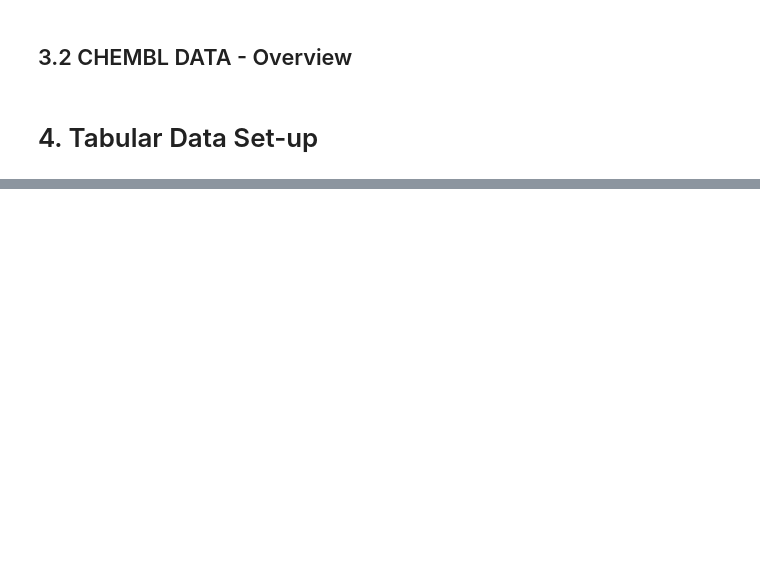
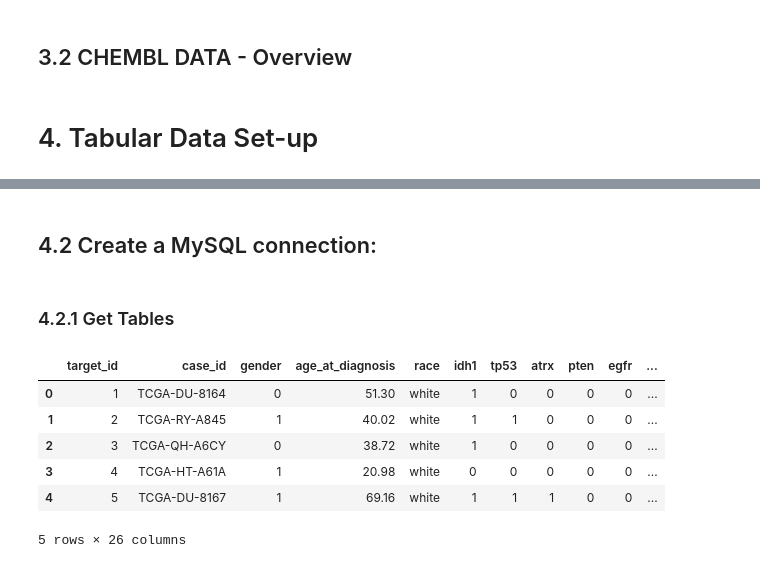
Before and after one commit to AnJoGoe/Mini_Project_SQL, a Jupyter notebook: notebooks/Mini_Project_SQL.ipynb, the cells around one changed output, grey strips where cells are left out. Drawn from its saved outputs; the diff is of its cells as text; code cells hidden in the pictures; blank space fills up the shorter version.

```diff
--- a/notebooks/Mini_Project_SQL.ipynb
+++ b/notebooks/Mini_Project_SQL.ipynb
@@ -444,0 +439,2 @@ result.all()
+# %% [markdown]
+## 4.2 Create a MySQL connection:
@@ -444,0 +457,28 @@ result.all()
+# %% [markdown]
+### 4.2.1 Get Tables
+# %%
+# target table of glioma_db
+with engine.connect() as conn:
+    # Run SQL query
+    result = conn.execute(text("""
+        SELECT *
+        FROM glioma_db.target;
+    """))
+
+    # Fetch all rows
+    tuple_result = result.fetchall()
+
+# Retrieve column names from the result set
+columns = result.keys()
+
+# Convert fetched rows to a Pandas DataFrame
+df_target_db = pd.DataFrame(tuple_result, columns=columns)
+df_target_db.head()
+# %% [output]
+|  | target_id | case_id | gender | age_at_diagnosis | race | idh1 | tp53 | atrx | pten | egfr | ... |
+| 0 | 1 | TCGA-DU-8164 | 0 | 51.30 | white | 1 | 0 | 0 | 0 | 0 | ... |
+| 1 | 2 | TCGA-RY-A845 | 1 | 40.02 | white | 1 | 1 | 0 | 0 | 0 | ... |
+| 2 | 3 | TCGA-QH-A6CY | 0 | 38.72 | white | 1 | 0 | 0 | 0 | 0 | ... |
+| 3 | 4 | TCGA-HT-A61A | 1 | 20.98 | white | 0 | 0 | 0 | 0 | 0 | ... |
+| 4 | 5 | TCGA-DU-8167 | 1 | 69.16 | white | 1 | 1 | 1 | 0 | 0 | ... |
+5 rows × 26 columns
```
Also changed, not shown: parts of 44 cells of this notebook, 9 other files.
